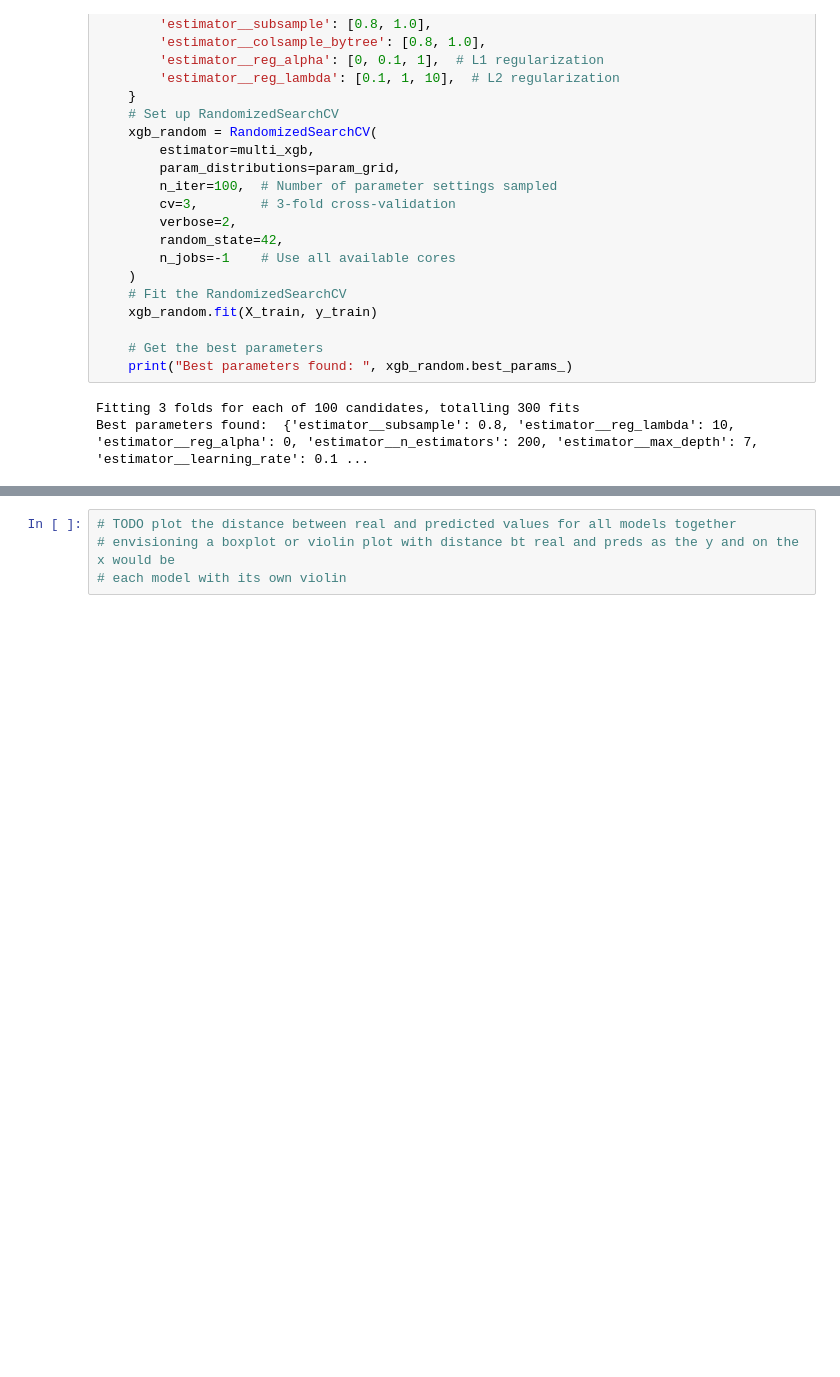
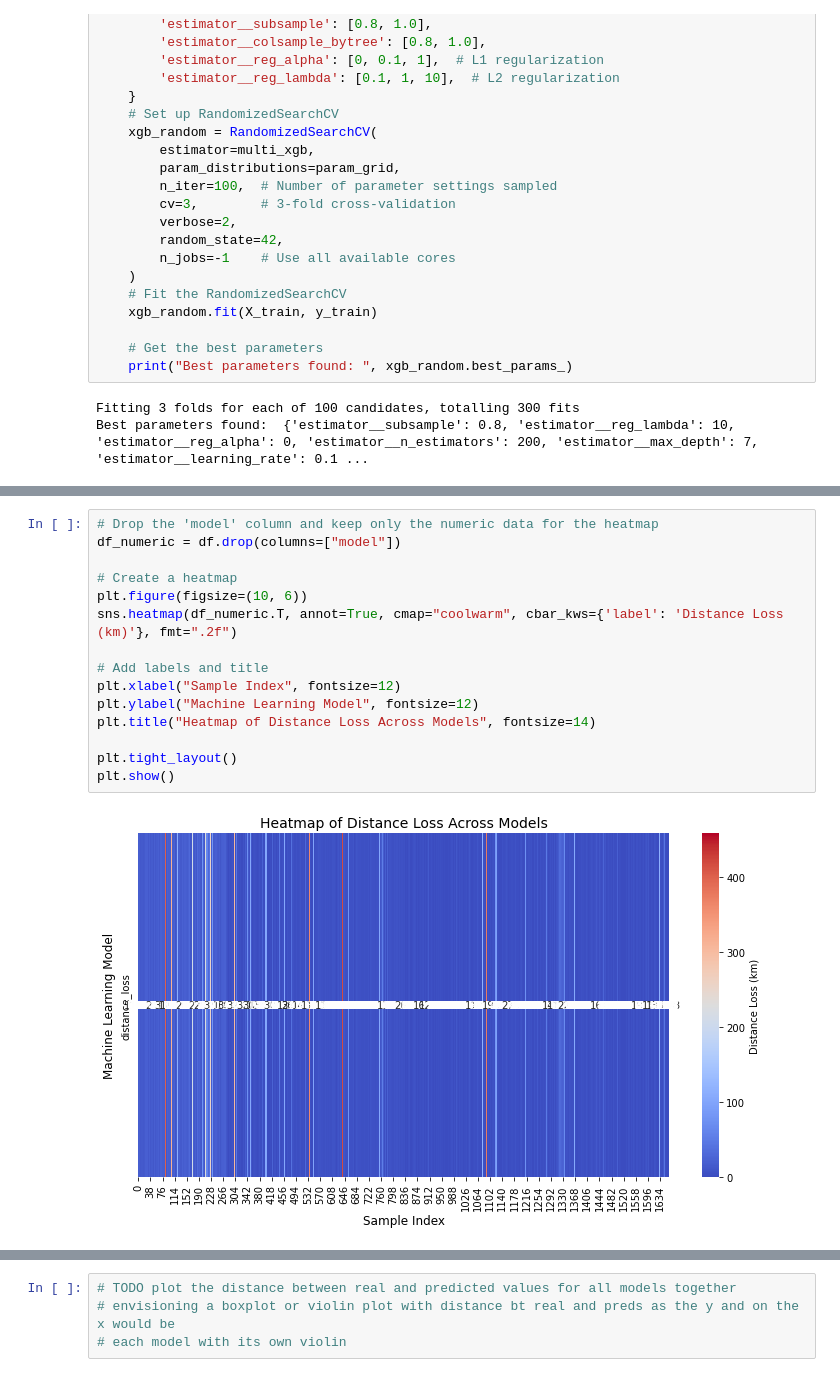
Before and after one commit to hayesrebecca/pollenGeolocation, a Jupyter notebook: 2_modelComparisons.ipynb, the cells around one changed output, grey strips where cells are left out. Saved outputs shown, nothing was run; the diff lists cells and outputs as text; blank space fills up the shorter version.

```diff
--- a/2_modelComparisons.ipynb
+++ b/2_modelComparisons.ipynb
@@ -287,0 +396,17 @@ df
+# %%
+# Drop the 'model' column and keep only the numeric data for the heatmap
+df_numeric = df.drop(columns=["model"])
+
+# Create a heatmap
+plt.figure(figsize=(10, 6))
+sns.heatmap(df_numeric.T, annot=True, cmap="coolwarm", cbar_kws={'label': 'Distance Loss (km)'}, fmt=".2f")
+
+# Add labels and title
+plt.xlabel("Sample Index", fontsize=12)
+plt.ylabel("Machine Learning Model", fontsize=12)
+plt.title("Heatmap of Distance Loss Across Models", fontsize=14)
+
+plt.tight_layout()
+plt.show()
+# %% [output]
+[figure, added]
```
Also changed, not shown: parts of 13 cells of this notebook.
